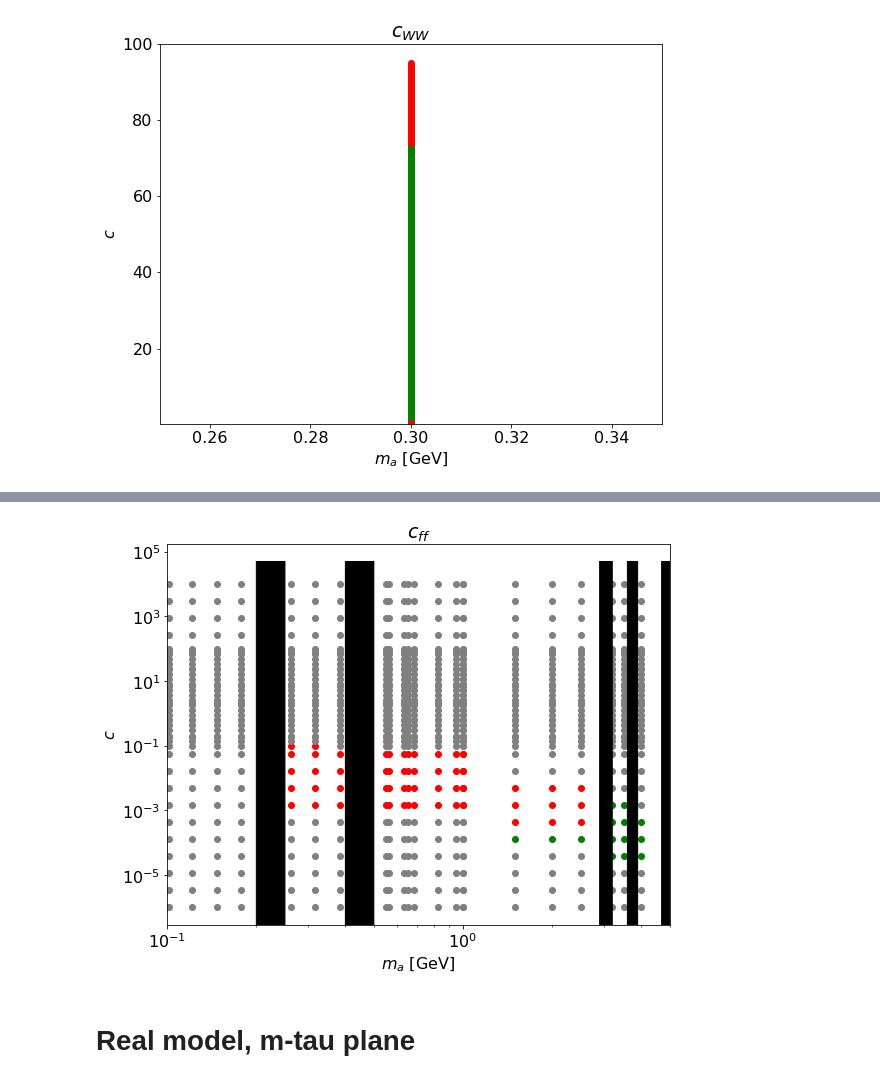
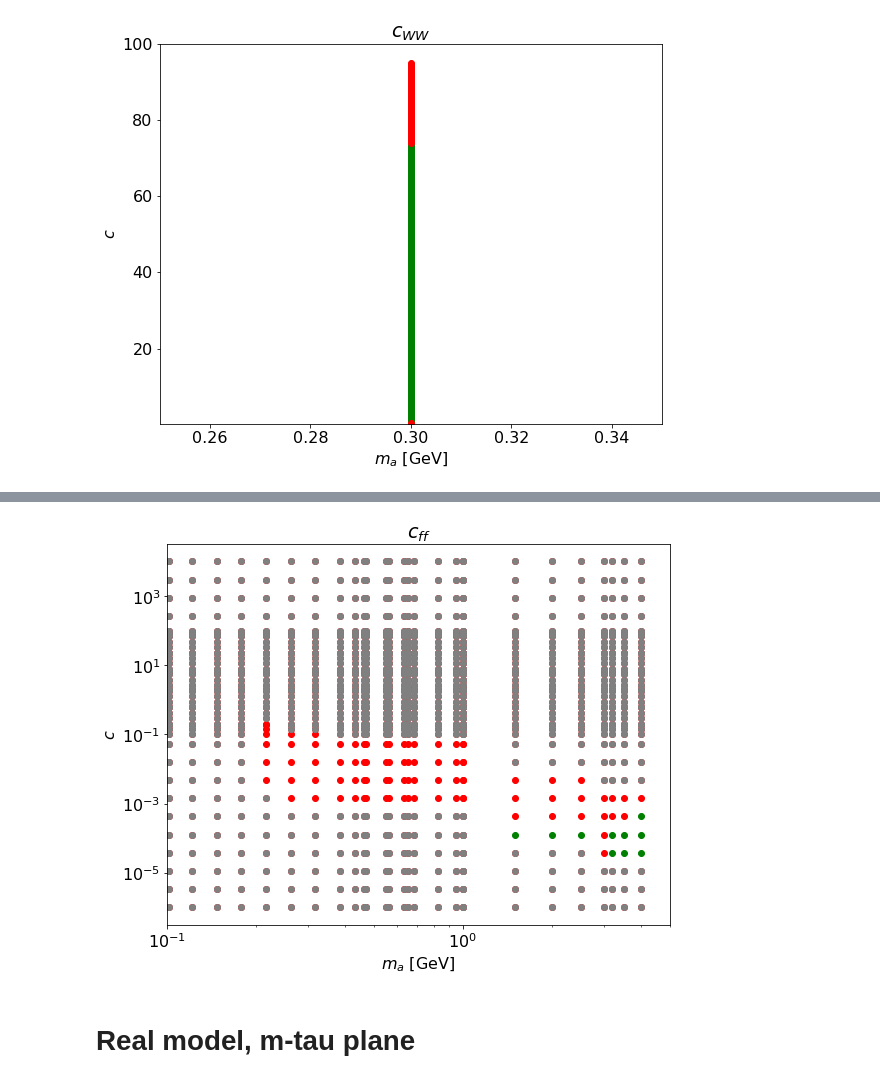
Before and after one commit to anasthesia/alps-BelleII, a Jupyter notebook: python/LHCb_bounds.ipynb, the cells around one changed output, grey strips where cells are left out. Cells and saved outputs as stored; diff of their text form; code cells hidden in the pictures.

```diff
--- a/python/LHCb_bounds.ipynb
+++ b/python/LHCb_bounds.ipynb
@@ -285,20 +285,20 @@ plt.yscale("log")
 # %%
 plt.figure(figsize=(9, 7))
 
 
 plotAllAllowed("../Experimental_files/output_combined_R1/m-tau-c-BRBtoKmumu-cff_comb.dat",0,2)
-plotWhiteRegions(5*10**4)
+# plotWhiteRegions(5*10**4)
 
 plt.title('$c_{ff}$')
 plt.xlabel('$m_a$ [GeV]')
 plt.xlim(0.1,5)
 plt.ylabel('$c$')
 plt.xscale("log")
 plt.yscale("log")
 
-# plt.savefig('plots/LHCb_cff_masked_new.png', dpi=300, bbox_inches='tight')
+plt.savefig('plots/LHCb_cff.png', dpi=300, bbox_inches='tight')
 # %% [output]
-[figure, old version]
+[figure, new version]
 # %% [markdown]
 # Real model, m-tau plane
 # %%
```
Also changed, not shown: parts of 2 cells of this notebook, 2 other files.
